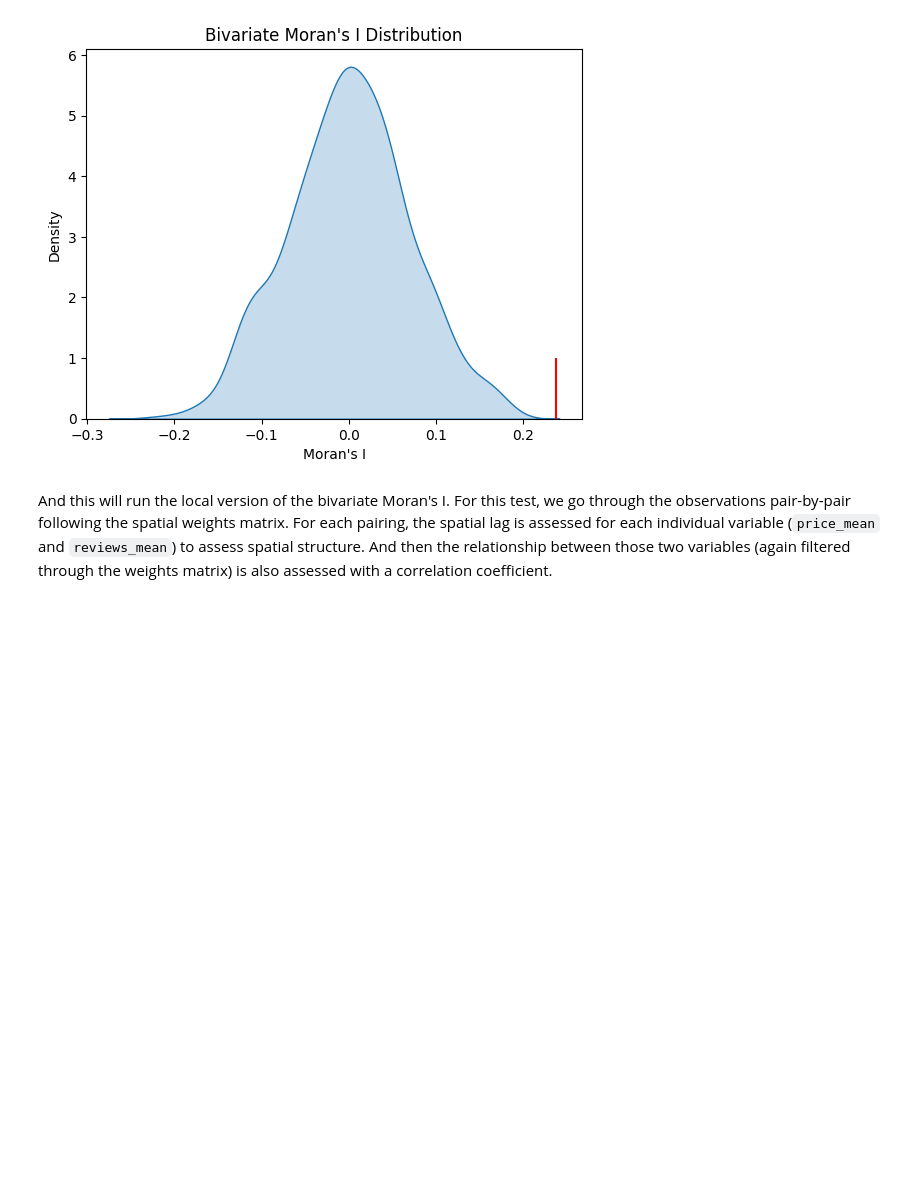
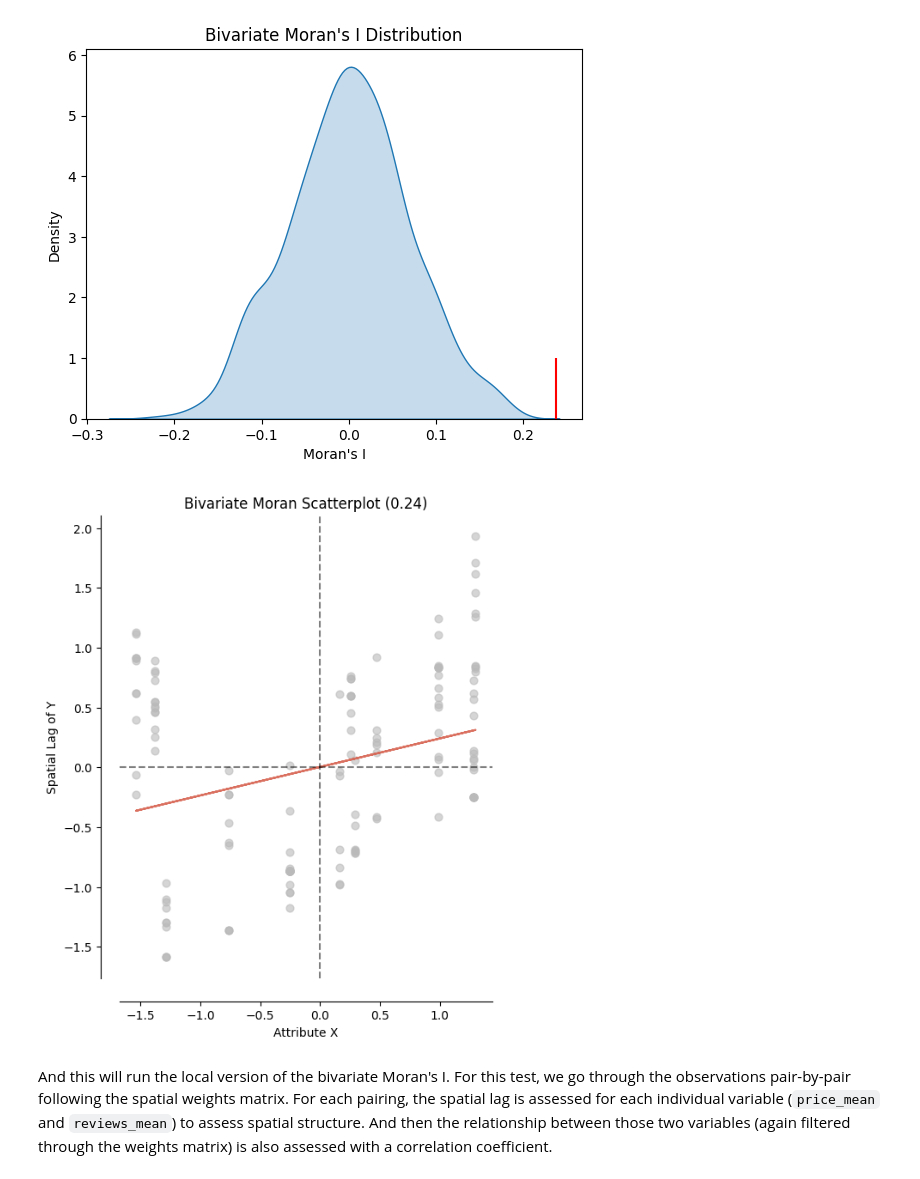
Before and after one commit to johnlauermann/student-resources, a Jupyter notebook: gis-data-tools/spatial_autocorrelation_pysal.ipynb, the cells around one changed output. Cells and saved outputs as stored; diff of their text form; code cells hidden in the pictures; blank space fills up the shorter version.

```diff
--- a/gis-data-tools/spatial_autocorrelation_pysal.ipynb
+++ b/gis-data-tools/spatial_autocorrelation_pysal.ipynb
@@ -634,6 +653,12 @@ plt.title("Bivariate Moran's I Distribution")
 plt.show()
 # %% [output]
 [figure]
+# %%
+# and see the moran's scatterplot
+fig, ax = moran_scatterplot(bivariate_mi, aspect_equal=True)
+plt.show()
+# %% [output]
+[figure, added]
 # %% [markdown]
 And this will run the local version of the bivariate Moran's I. For this test, we go through the observations pair-by-pair following the spatial weights matrix. For each pairing, the spatial lag is assessed for each individual variable (`price_mean` and `reviews_mean`) to assess spatial structure. And then the relationship between those two variables (again filtered through the weights matrix) is also assessed with a correlation coefficient.
 # %%
```
Also changed, not shown: parts of 14 cells of this notebook.
